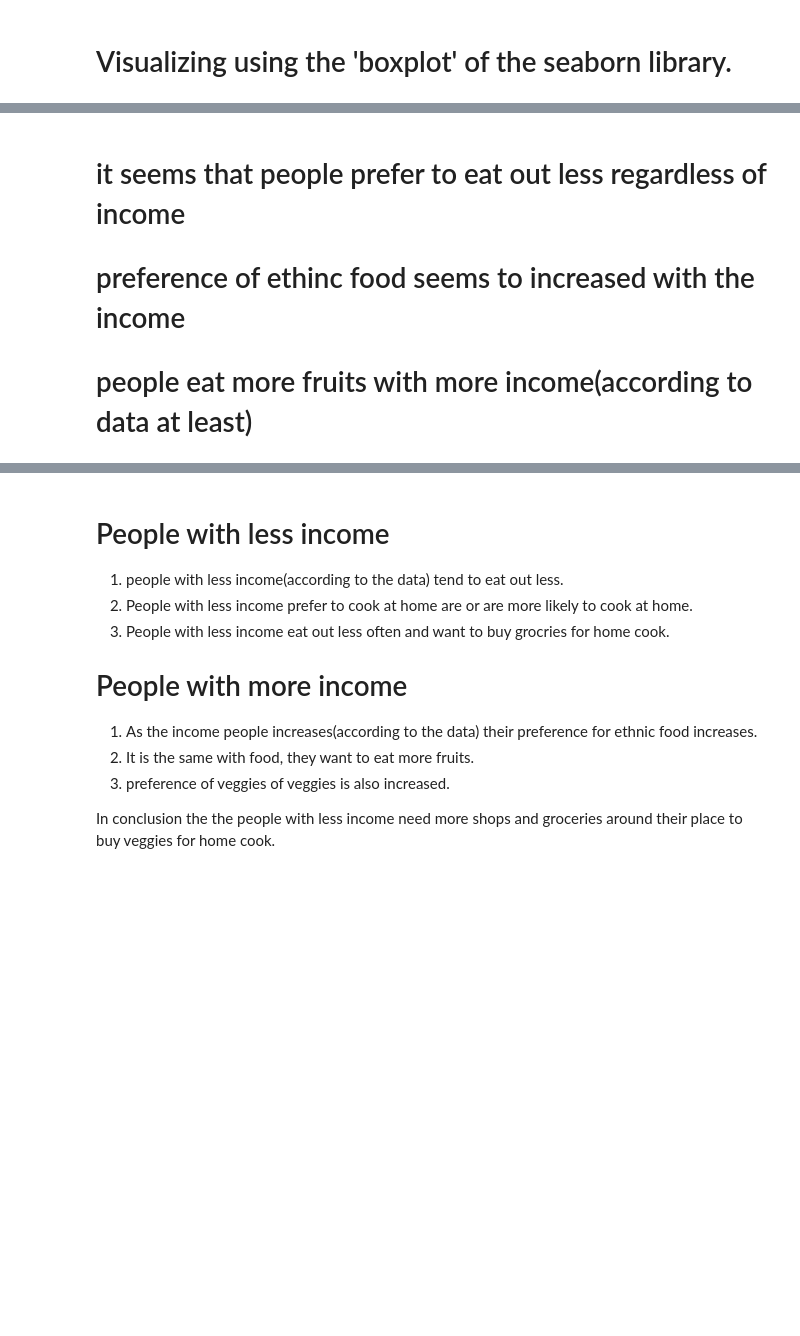
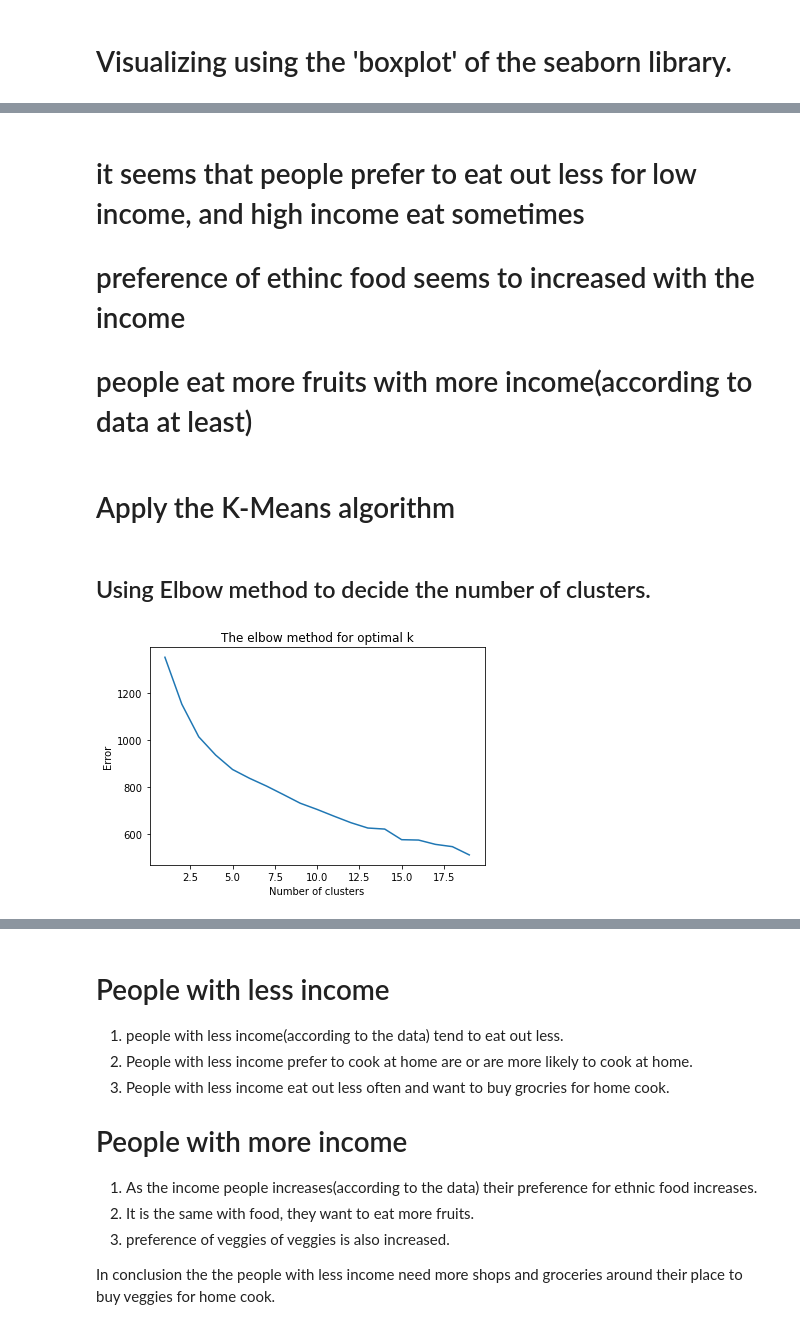
Before and after one commit to lander-2113/Geolocation-Data-Analysis, a Jupyter notebook: Geolocation Data Analysis.ipynb, the cells around one changed output, grey strips where cells are left out. Saved outputs shown, nothing was run; the diff lists cells and outputs as text; code cells hidden in the pictures; blank space fills up the shorter version.

```diff
--- a/Geolocation Data Analysis.ipynb
+++ b/Geolocation Data Analysis.ipynb
@@ -127,4 +137,25 @@ plt.show()
 # %% [markdown]
-# it seems that people prefer to eat out less regardless of income
+# it seems that people prefer to eat out less for low income, and high income eat sometimes
 # preference of ethinc food seems to increased with the income
 # people eat more fruits with more income(according to data at least)
+# %% [markdown]
+# Apply the K-Means algorithm
+# %% [markdown]
+## Using Elbow method to decide the number of clusters.
+# %%
+wcss = []
+
+for i in range(1, 20):
+    kmeans = KMeans(n_clusters=i, init="k-means++", max_iter=300, n_init=10, random_state=0)
+    kmeans.fit(df3)
+    wcss.append(kmeans.inertia_)
+
+# Plotting the results onto a line graph, allowing us to observe the 'The elbow'
+
+plt.plot(range(1, 20), wcss)
+plt.title("The elbow method for optimal k")
+plt.xlabel("Number of clusters")
+plt.ylabel("Error")
+plt.show()
+# %% [output]
+[figure, added]
```
Also changed, not shown: parts of 9 cells of this notebook, 3 other files.
